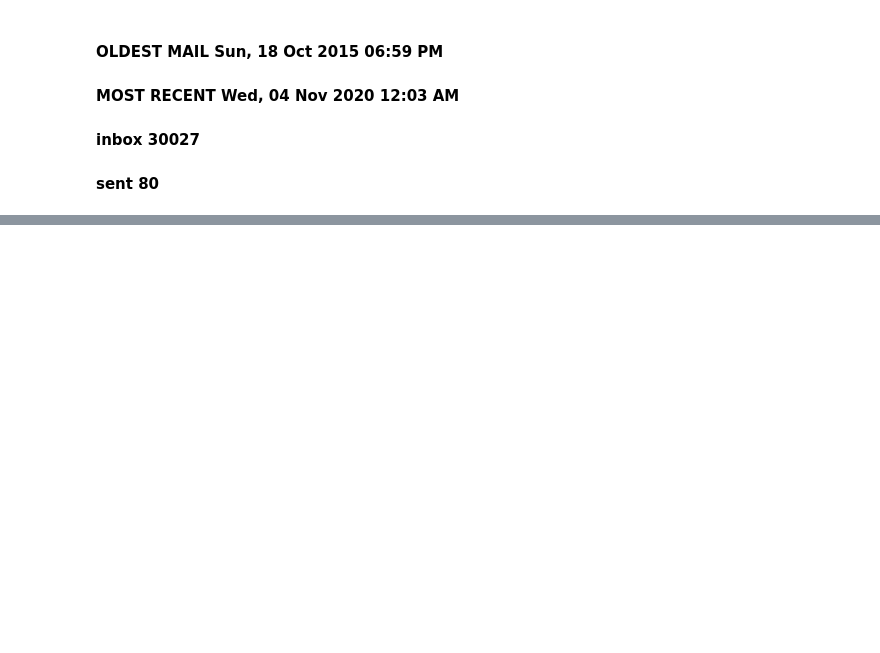
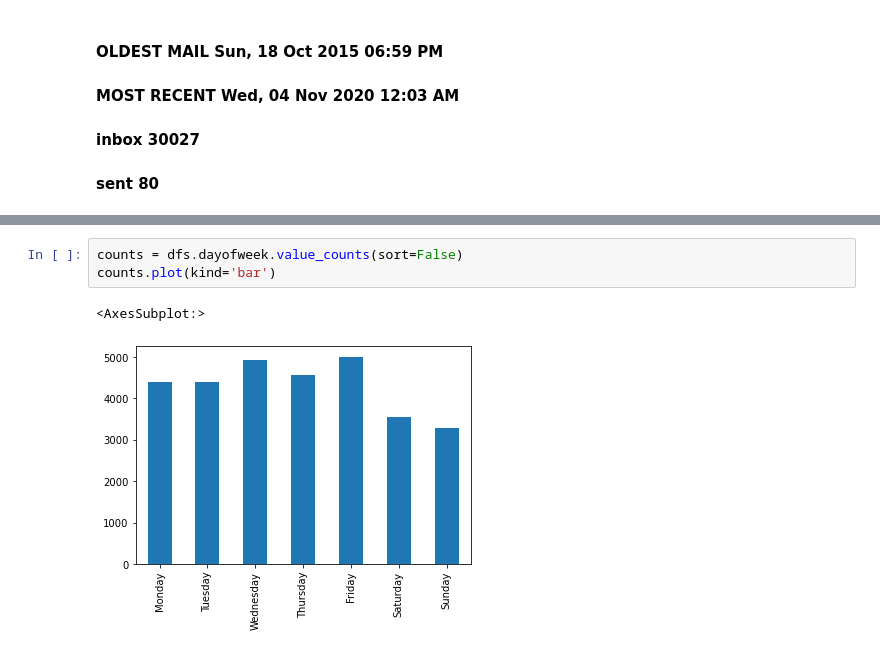
Before and after one commit to Jhoie/EDA-with-personal-Gmail, a Jupyter notebook: EDA using Gmail (Update).ipynb, the cells around one changed output, grey strips where cells are left out. Saved outputs shown, nothing was run; the diff lists cells and outputs as text; blank space fills up the shorter version.

```diff
--- a/EDA using Gmail (Update).ipynb
+++ b/EDA using Gmail (Update).ipynb
@@ -358,0 +468,6 @@ Name: label, dtype: int64
+# %%
+counts = dfs.dayofweek.value_counts(sort=False)
+counts.plot(kind='bar')
+# %% [output]
+<AxesSubplot:>
+[figure, added]
```
Also changed, not shown: parts of 16 cells of this notebook.
